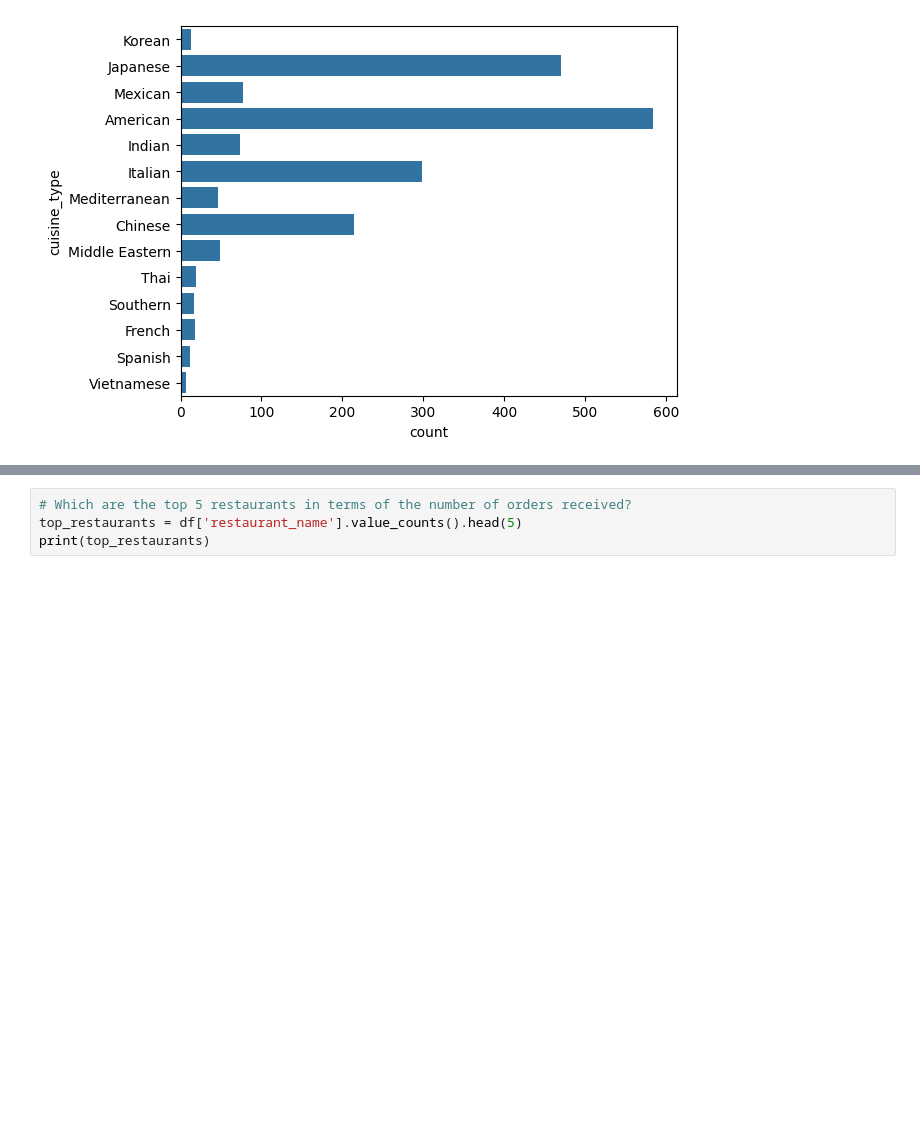
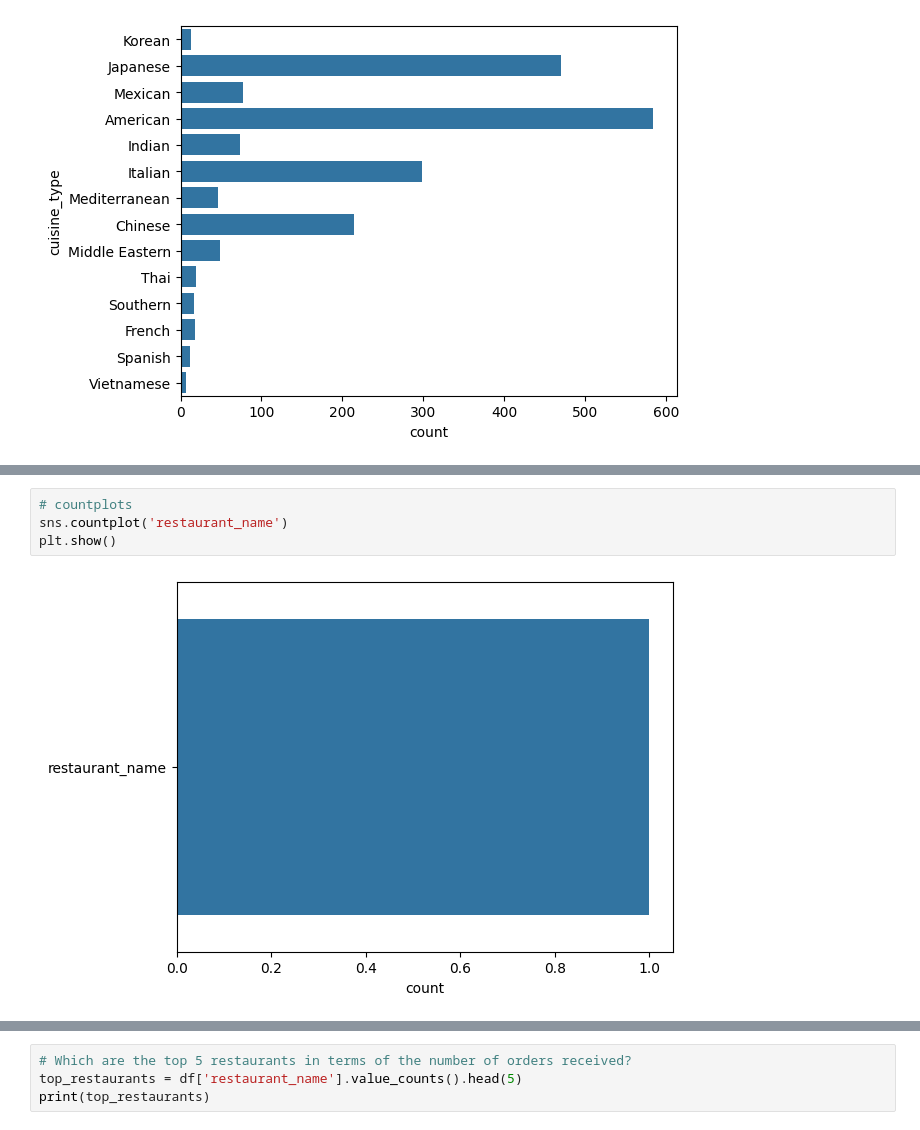
Before and after one commit to MichyBliss/Food-Hub, a Jupyter notebook: FoodHub_workbook.ipynb, the cells around one changed output, grey strips where cells are left out. Cells and saved outputs as stored; diff of their text form; blank space fills up the shorter version.

```diff
--- a/FoodHub_workbook.ipynb
+++ b/FoodHub_workbook.ipynb
@@ -110,0 +120,6 @@ plt.show()
+# %%
+# countplots
+sns.countplot('restaurant_name')
+plt.show()
+# %% [output]
+[figure, added]
```
Also changed, not shown: parts of 18 cells of this notebook.
